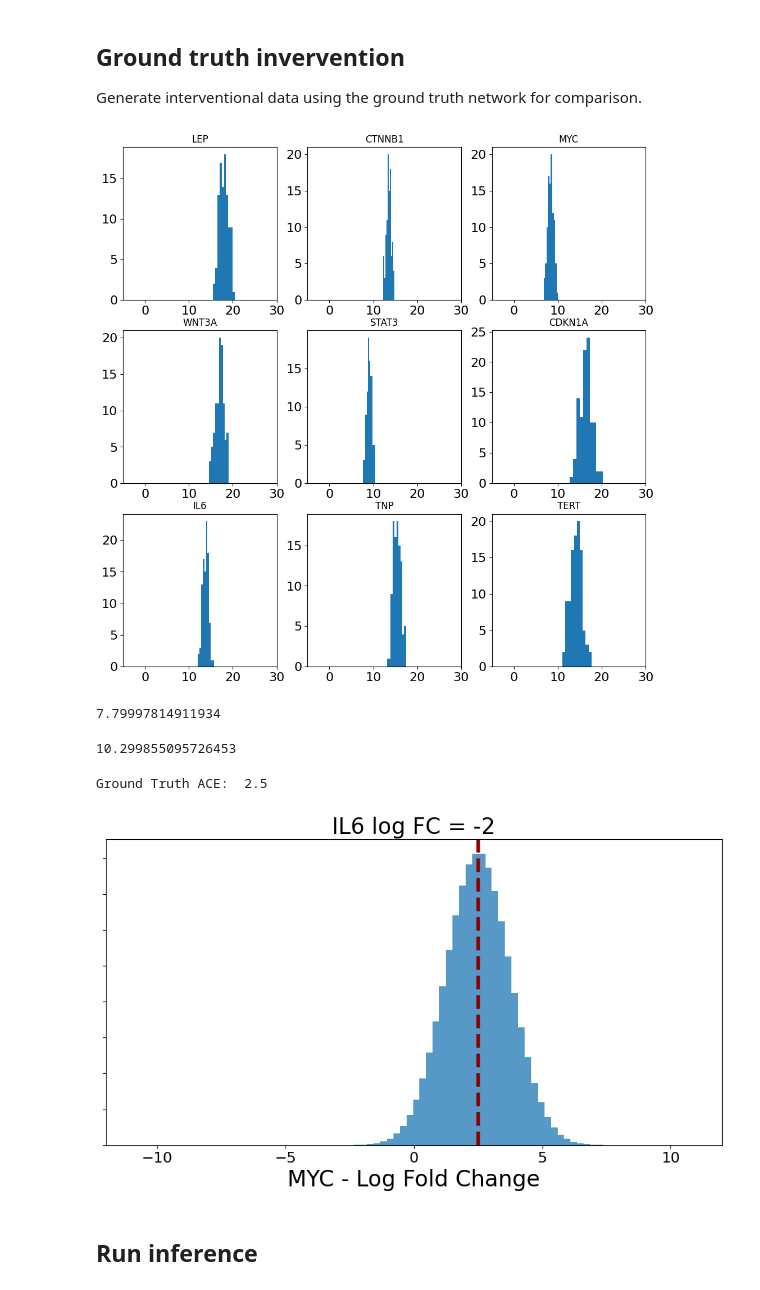
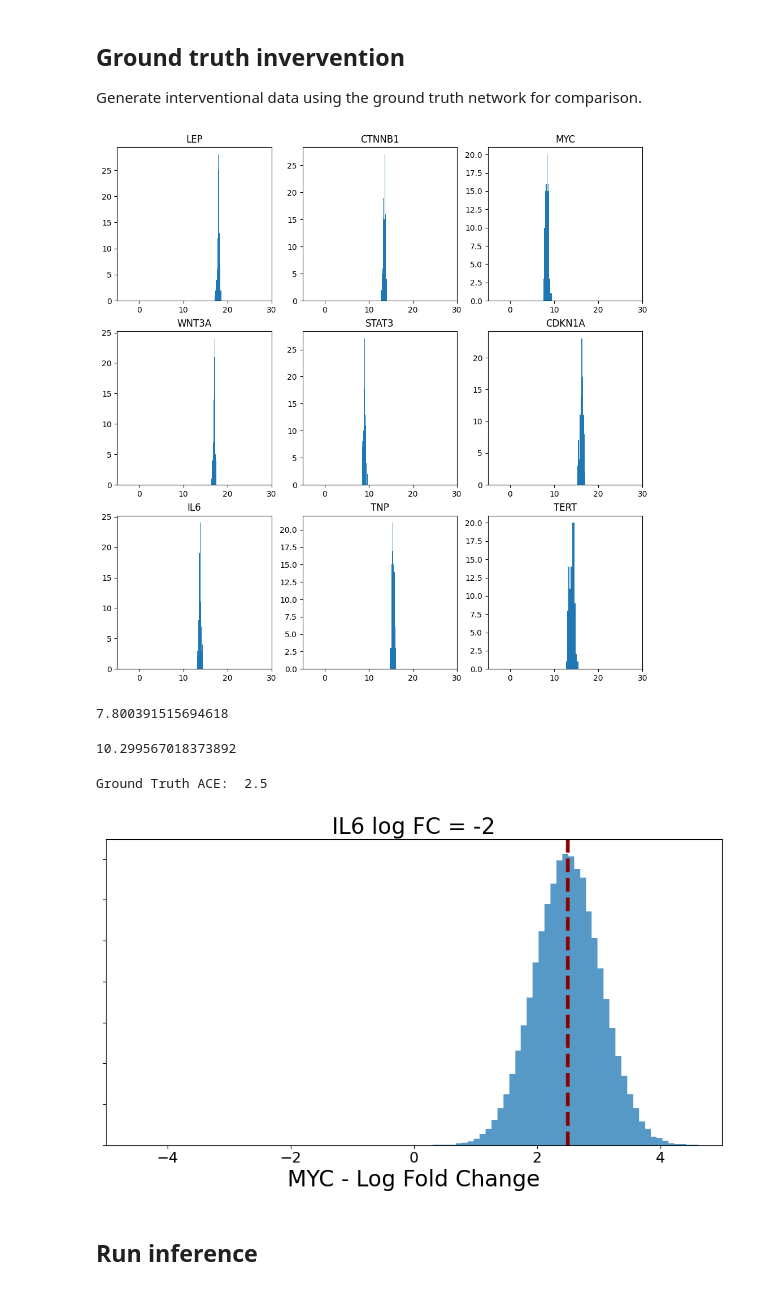
Before and after one commit to devonjkohler/Causomic, a Jupyter notebook: vignettes/simulations/TF_MYC_simulation.ipynb, the cells around one changed output. Saved outputs shown, nothing was run; the diff lists cells and outputs as text; code cells hidden in the pictures.

```diff
--- a/vignettes/simulations/TF_MYC_simulation.ipynb
+++ b/vignettes/simulations/TF_MYC_simulation.ipynb
@@ -150,18 +155,18 @@ Generate interventional data using the ground truth network for comparison.
 #              }
 
 ## Coefficients for relations
-myc_coef = {'LEP': {'intercept': 18., "error": 1},
-              'WNT3A': {'intercept': 17., "error": 1},
-              'IL6': {'intercept': 3, "error": .25,
+myc_coef = {'LEP': {'intercept': 18., "error": .25},
+              'WNT3A': {'intercept': 17., "error": .25},
+              'IL6': {'intercept': 3, "error": .2,
                       'LEP': 0.6},
-              'CTNNB1': {'intercept': 5, "error": .25, 'WNT3A': .5},
-              'STAT3': {'intercept': 1.6, "error": .25,
+              'CTNNB1': {'intercept': 5, "error": .2, 'WNT3A': .5},
+              'STAT3': {'intercept': 1.6, "error": .2,
                        'IL6': -0.5, 'LEP': 0.8},
               'TNP': {'intercept': 2., "error": .25, 'LEP': 0.75},
               'MYC': {'intercept': 2, "error": .25,
                       'STAT3': 1., 'CTNNB1': -.2},
-              'CDKN1A': {'intercept': 3., "error": 1, 'MYC': 0.75, "TNP":.45},
-              'TERT': {'intercept': 4., "error": 1, 'MYC': 1.2}
+              'CDKN1A': {'intercept': 3., "error": .25, 'MYC': 0.75, "TNP":.45},
+              'TERT': {'intercept': 4., "error": .25, 'MYC': 1.2}
              }
 # %%
 def obs_gt_sim(coef, n):
@@ -203,7 +208,7 @@ for i in range(3):
 
     t+=3
 # %% [output]
-[figure, old version]
+[figure, new version]
 # %%
 def int_gt_sim(coef, n, protein_int_name, protein_int_value):
 
@@ -229,36 +234,36 @@ def int_gt_sim(coef, n, protein_int_name, protein_int_value):
 
     return samples
 
-gt_int_IL6_low = int_gt_sim(myc_coef, 10000000, "IL6", 15)
-gt_int_IL6_high = int_gt_sim(myc_coef, 10000000, "IL6", 10)
+gt_int_IL6_low = int_gt_sim(myc_coef, 100000, "IL6", 15)
+gt_int_IL6_high = int_gt_sim(myc_coef, 100000, "IL6", 10)
 # %%
 np.mean(gt_int_IL6_low["MYC"])
 # %% [output]
-7.79997814911934
+7.800391515694618
 # %%
 np.mean(gt_int_IL6_high["MYC"])
 # %% [output]
-10.299855095726453
+10.299567018373892
 # %%
 fig, ax = plt.subplots(figsize=(12, 6))
 
 ax.hist(gt_int_IL6_high["MYC"] - gt_int_IL6_low["MYC"], bins=50, alpha=0.75, label="IL6=20")
 ax.axvline((gt_int_IL6_high["MYC"] - gt_int_IL6_low["MYC"]).mean(), color="darkred", linestyle="dashed", lw=4)
 print("Ground Truth ACE: ", round(np.mean(gt_int_IL6_high["MYC"]) - np.mean(gt_int_IL6_low["MYC"]), 2))
 
 ax.set_title("IL6 log FC = -2", size=24)
 ax.set_xlabel("MYC - Log Fold Change", size=24)
 ax.set_ylabel("")
 
 
-ax.set_xlim(-12,12)
+ax.set_xlim(-5,5)
 ax.set_yticklabels([])
 ax.set_yticklabels([])
 
 ax.xaxis.set_tick_params(labelsize=16)
 # %% [output]
 Ground Truth ACE:  2.5
-[figure, old version]
+[figure, new version]
 # %% [markdown]
 ## Run inference
 # %%
```
Also changed, not shown: parts of 9 cells of this notebook, 20 other files.
